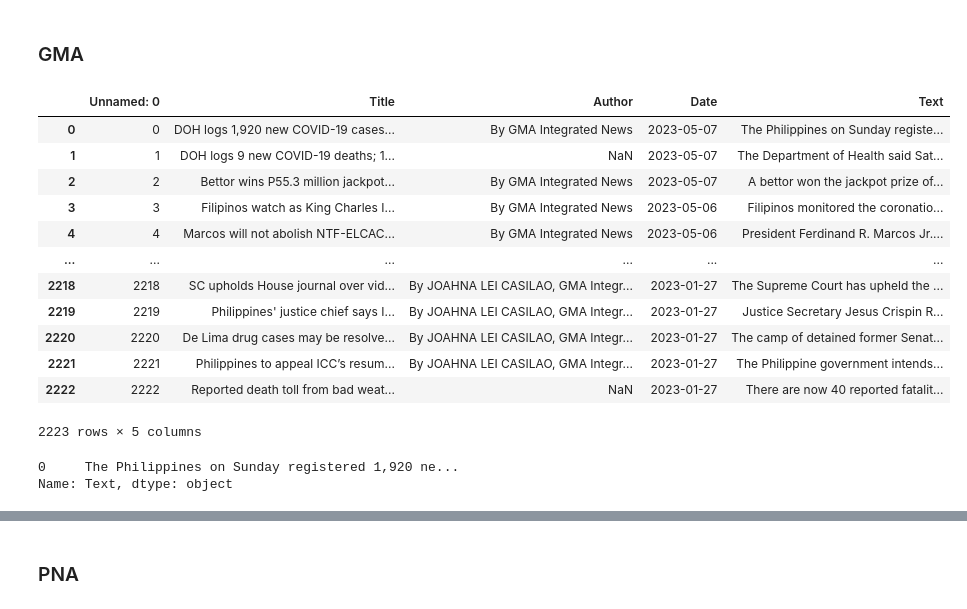
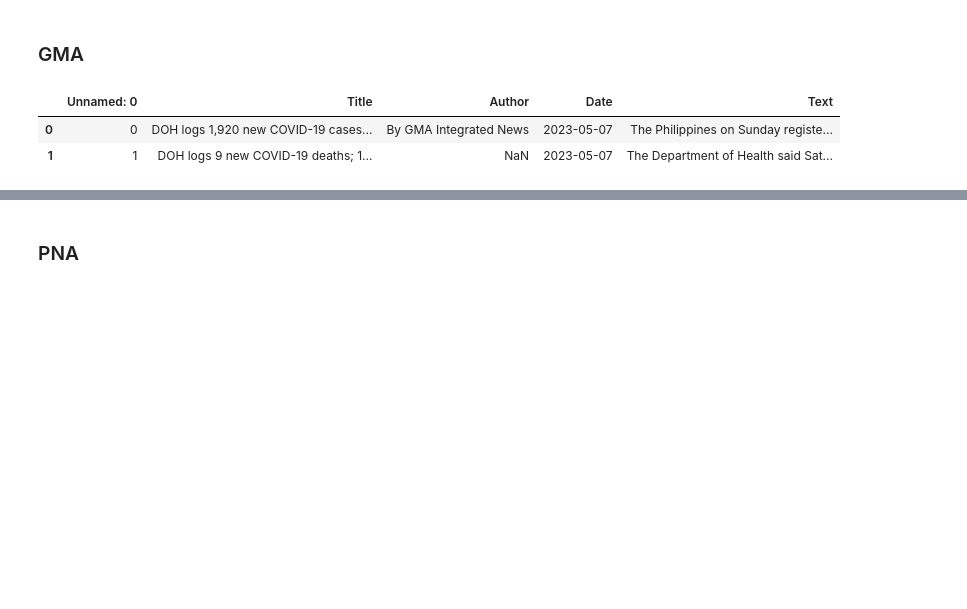
Before and after one commit to jmlDC/MARISOL-Thesis22-23, a Jupyter notebook: Cleaner.ipynb, the cells around one changed output, grey strips where cells are left out. Cells and saved outputs as stored; diff of their text form; code cells hidden in the pictures; blank space fills up the shorter version.

```diff
--- a/Cleaner.ipynb
+++ b/Cleaner.ipynb
@@ -17,23 +32,8 @@ import pandas as pd
 ### GMA
 # %%
 gma = pd.read_csv(f'{dir}Official/GMA_2023-05-07NEWS.csv')
-gma
+gma.head(2)
 # %% [output]
 |  | Unnamed: 0 | Title | Author | Date | Text |
 | 0 | 0 | DOH logs 1,920 new COVID-19 cases... | By GMA Integrated News | 2023-05-07 | The Philippines on Sunday registe... |
 | 1 | 1 | DOH logs 9 new COVID-19 deaths; 1... | NaN | 2023-05-07 | The Department of Health said Sat... |
-| 2 | 2 | Bettor wins P55.3 million jackpot... | By GMA Integrated News | 2023-05-07 | A bettor won the jackpot prize of... |
-| 3 | 3 | Filipinos watch as King Charles I... | By GMA Integrated News | 2023-05-06 | Filipinos monitored the coronatio... |
-| 4 | 4 | Marcos will not abolish NTF-ELCAC... | By GMA Integrated News | 2023-05-06 | President Ferdinand R. Marcos Jr.... |
-| ... | ... | ... | ... | ... | ... |
-| 2218 | 2218 | SC upholds House journal over vid... | By JOAHNA LEI CASILAO, GMA Integr... | 2023-01-27 | The Supreme Court has upheld the ... |
-| 2219 | 2219 | Philippines' justice chief says I... | By JOAHNA LEI CASILAO, GMA Integr... | 2023-01-27 | Justice Secretary Jesus Crispin R... |
-| 2220 | 2220 | De Lima drug cases may be resolve... | By JOAHNA LEI CASILAO, GMA Integr... | 2023-01-27 | The camp of detained former Senat... |
-| 2221 | 2221 | Philippines to appeal ICC’s resum... | By JOAHNA LEI CASILAO, GMA Integr... | 2023-01-27 | The Philippine government intends... |
-| 2222 | 2222 | Reported death toll from bad weat... | NaN | 2023-01-27 | There are now 40 reported fatalit... |
-2223 rows × 5 columns
-# %%
-gma['Text'].iloc[:1]
-# %% [output]
-0     The Philippines on Sunday registered 1,920 ne...
-Name: Text, dtype: object
```
Also changed, not shown: parts of 7 cells of this notebook.
